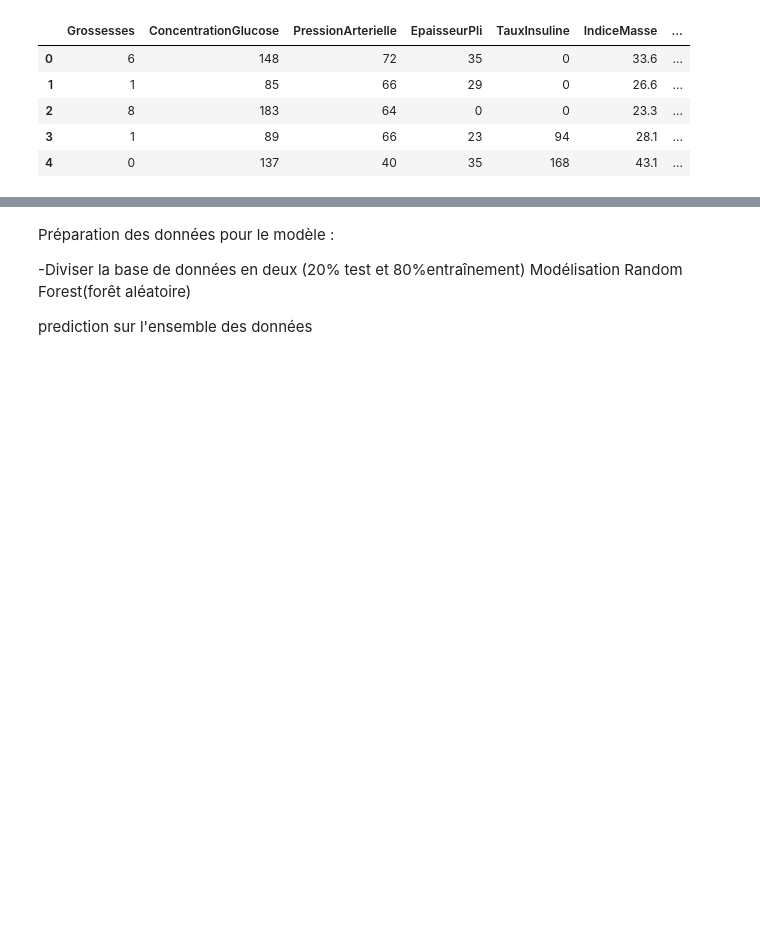
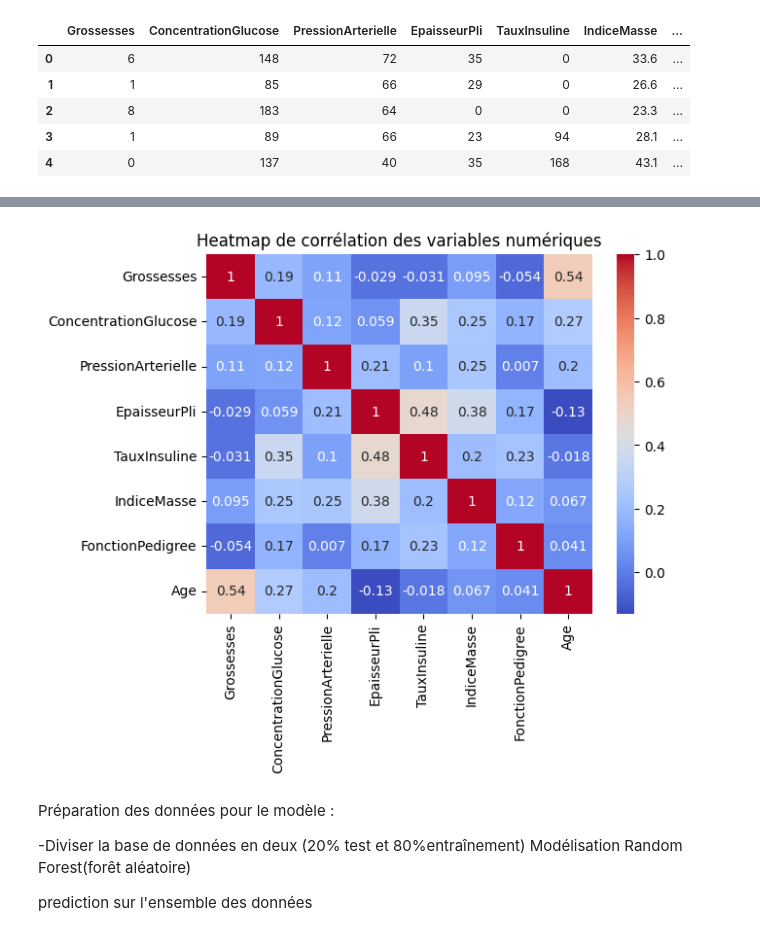
Before and after one commit to Yobapatrick/classification_diabete, a Jupyter notebook: Modele/code.ipynb, the cells around one changed output, grey strips where cells are left out. Cells and saved outputs as stored; diff of their text form; code cells hidden in the pictures; blank space fills up the shorter version.

```diff
--- a/Modele/code.ipynb
+++ b/Modele/code.ipynb
@@ -86,3 +199,14 @@ diabete.head()
+# %%
+# Sélection des variables numériques
+num_vars = ['Grossesses', 'ConcentrationGlucose', 'PressionArterielle', 'EpaisseurPli', 'TauxInsuline', 'IndiceMasse', 'FonctionPedigree', 'Age']
+df_num = diabete[num_vars]
+
+# Génération de la heatmap de corrélation
+sns.heatmap(df_num.corr(), cmap='coolwarm', annot=True)
+plt.title('Heatmap de corrélation des variables numériques')
+plt.show()
+# %% [output]
+[figure, added]
 # %% [markdown]
 Préparation des données pour le modèle :
 
```
Also changed, not shown: parts of 6 cells of this notebook.
